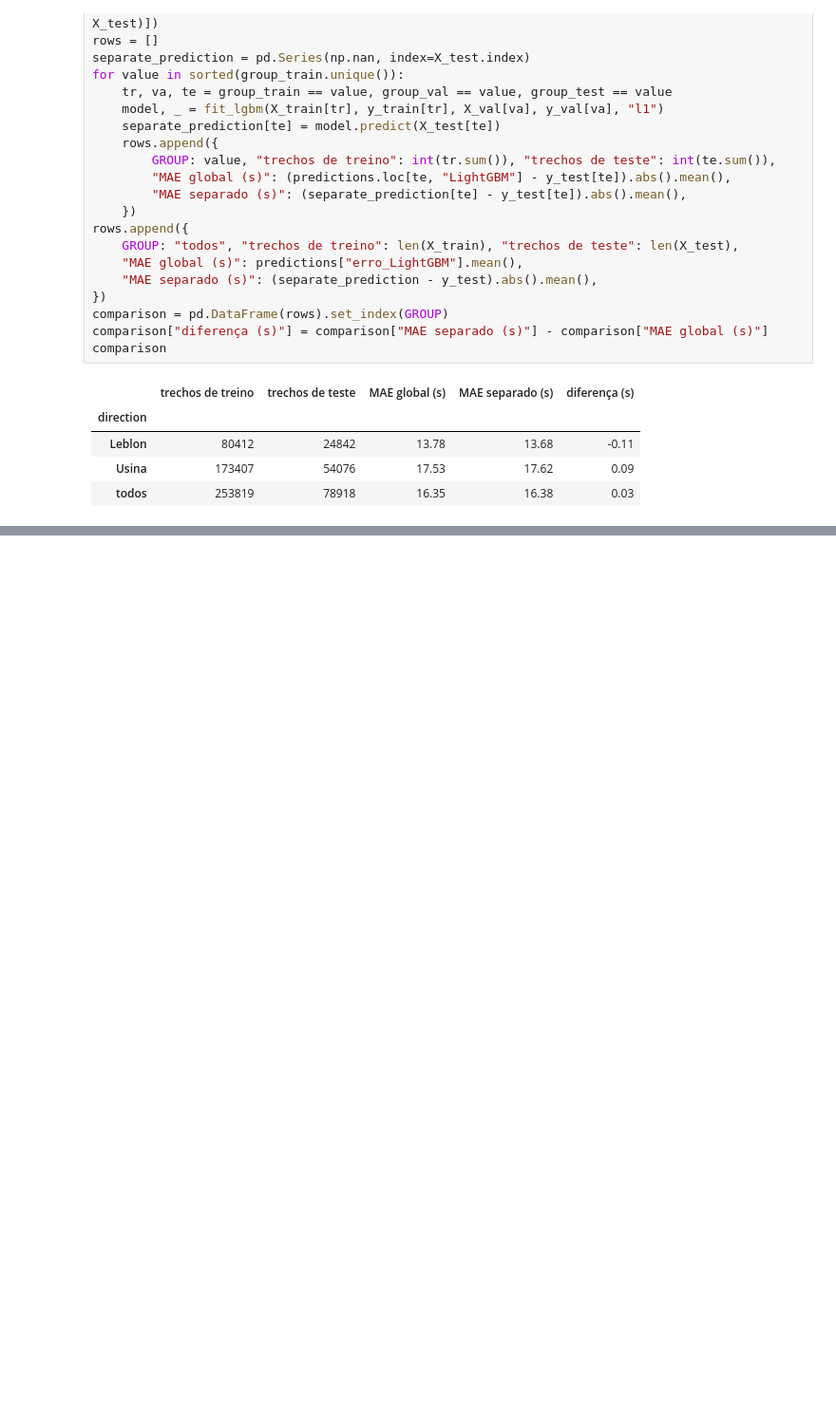
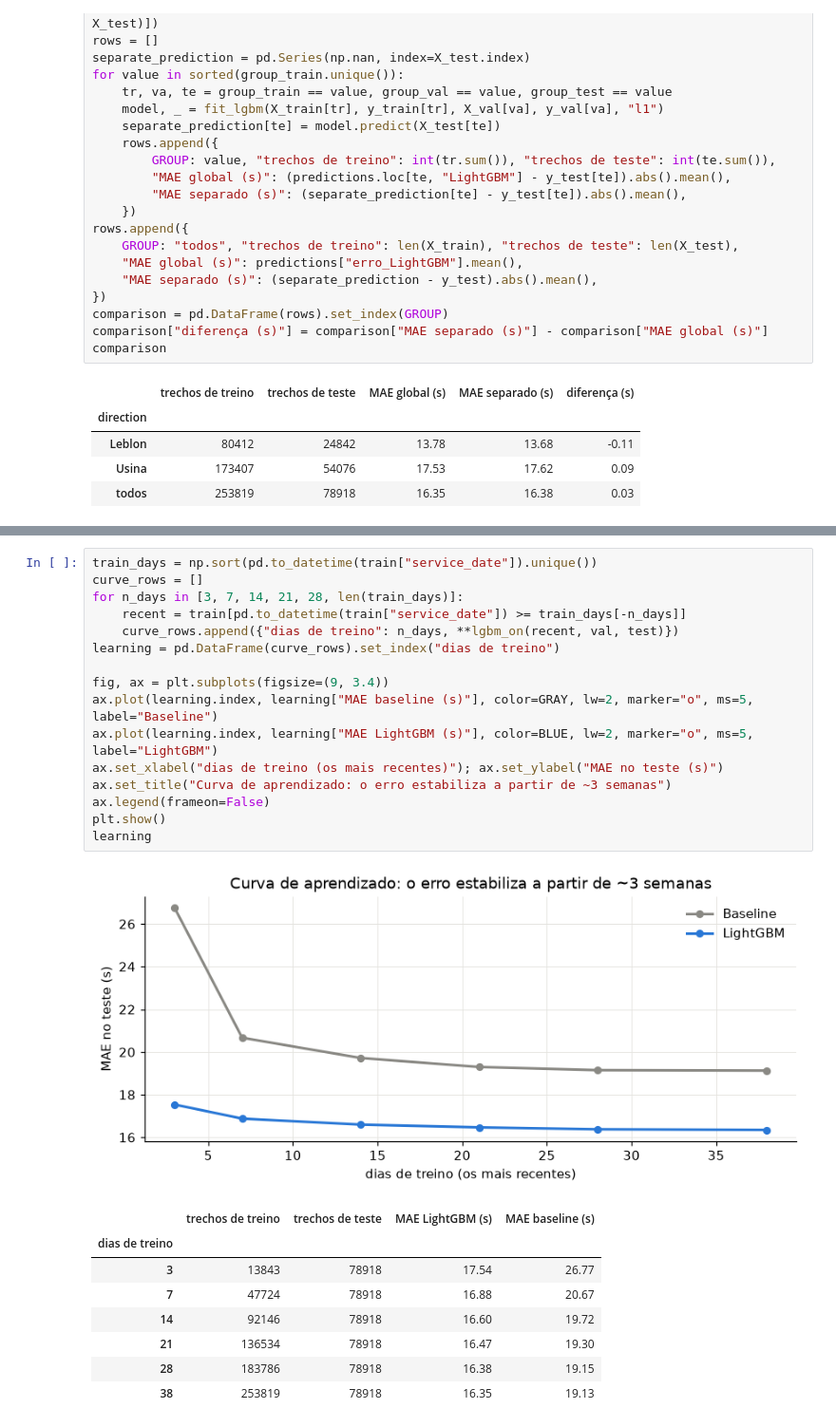
Before and after one commit to figdavi/onibus-ia, a Jupyter notebook: notebooks/02_modelos_p1.ipynb, the cells around one changed output, grey strips where cells are left out. Shown at 95% size. Saved outputs shown, nothing was run; the diff lists cells and outputs as text; blank space fills up the shorter version.

```diff
--- a/notebooks/02_modelos_p1.ipynb
+++ b/notebooks/02_modelos_p1.ipynb
@@ -411,0 +471,26 @@ comparison
+# %%
+train_days = np.sort(pd.to_datetime(train["service_date"]).unique())
+curve_rows = []
+for n_days in [3, 7, 14, 21, 28, len(train_days)]:
+    recent = train[pd.to_datetime(train["service_date"]) >= train_days[-n_days]]
+    curve_rows.append({"dias de treino": n_days, **lgbm_on(recent, val, test)})
+learning = pd.DataFrame(curve_rows).set_index("dias de treino")
+
+fig, ax = plt.subplots(figsize=(9, 3.4))
+ax.plot(learning.index, learning["MAE baseline (s)"], color=GRAY, lw=2, marker="o", ms=5, label="Baseline")
+ax.plot(learning.index, learning["MAE LightGBM (s)"], color=BLUE, lw=2, marker="o", ms=5, label="LightGBM")
+ax.set_xlabel("dias de treino (os mais recentes)"); ax.set_ylabel("MAE no teste (s)")
+ax.set_title("Curva de aprendizado: o erro estabiliza a partir de ~3 semanas")
+ax.legend(frameon=False)
+plt.show()
+learning
+# %% [output]
+[figure, added]
+|  | trechos de treino | trechos de teste | MAE LightGBM (s) | MAE baseline (s) |
+| dias de treino |  |  |  |  |
+| 3 | 13843 | 78918 | 17.54 | 26.77 |
+| 7 | 47724 | 78918 | 16.88 | 20.67 |
+| 14 | 92146 | 78918 | 16.60 | 19.72 |
+| 21 | 136534 | 78918 | 16.47 | 19.30 |
+| 28 | 183786 | 78918 | 16.38 | 19.15 |
+| 38 | 253819 | 78918 | 16.35 | 19.13 |
```
Also changed, not shown: parts of 9 cells of this notebook, 2 other files.
